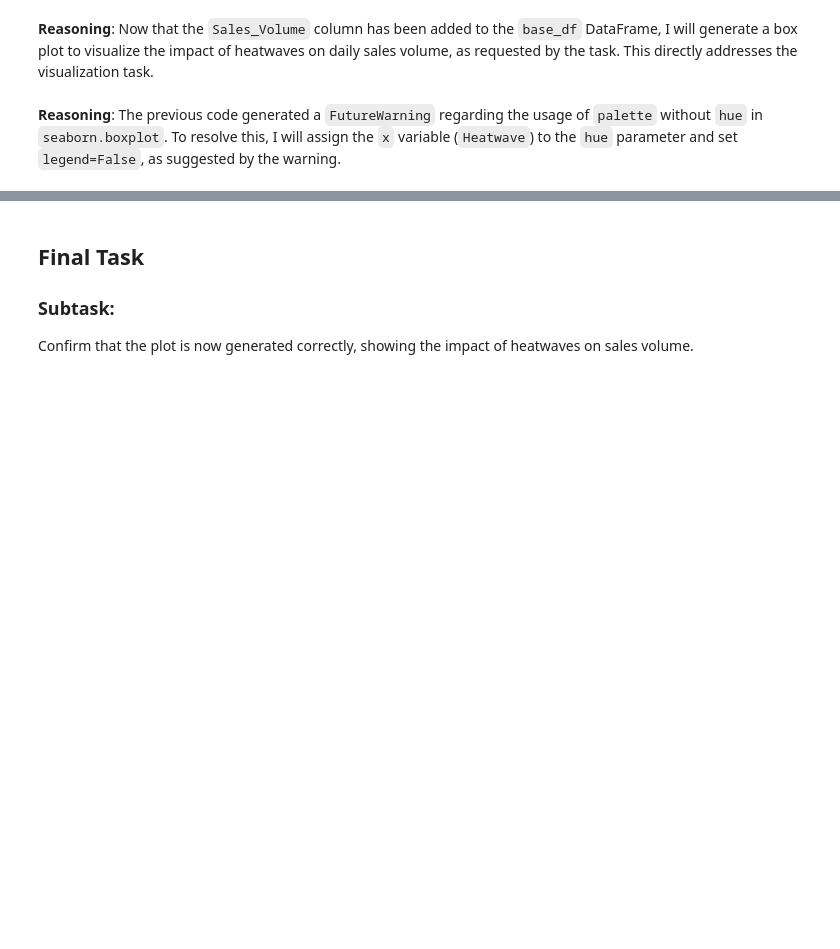
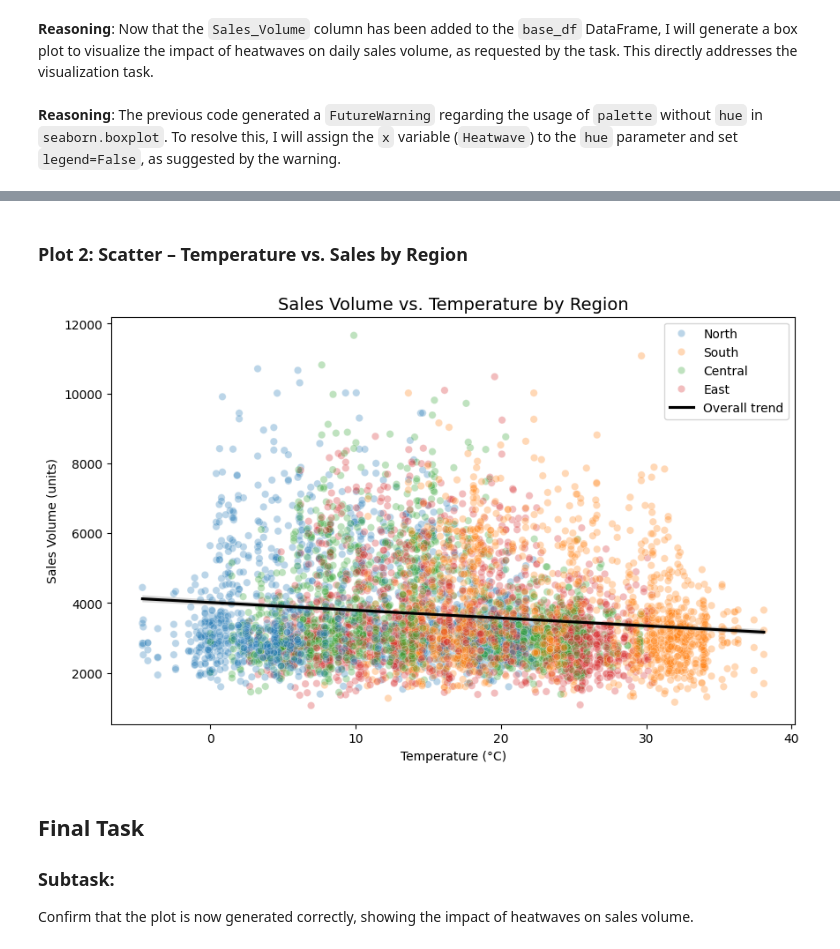
Before and after one commit to biswaskc57/marketing-trends-and-data-analysing, a Jupyter notebook: ch1_coca_cola_data_students.ipynb, the cells around one changed output, grey strips where cells are left out. Saved outputs shown, nothing was run; the diff lists cells and outputs as text; code cells hidden in the pictures; blank space fills up the shorter version.

```diff
--- a/ch1_coca_cola_data_students.ipynb
+++ b/ch1_coca_cola_data_students.ipynb
@@ -947,3 +973,16 @@ plt.show()
+# %% [markdown]
+### Plot 2: Scatter – Temperature vs. Sales by Region
+# %%
+plt.figure(figsize=(10,6))
+sns.scatterplot(x='Temperature', y='Sales_Volume', hue='Region', data=base_df, alpha=0.3)
+sns.regplot(x='Temperature', y='Sales_Volume', data=base_df, scatter=False, color='black', label='Overall trend')
+plt.title('Sales Volume vs. Temperature by Region', fontsize=14)
+plt.xlabel('Temperature (°C)')
+plt.ylabel('Sales Volume (units)')
+plt.legend()
+plt.show()
+# %% [output]
+[figure, added]
 # %% [markdown]
 ## Final Task
 
```
Also changed, not shown: parts of 23 cells of this notebook.
